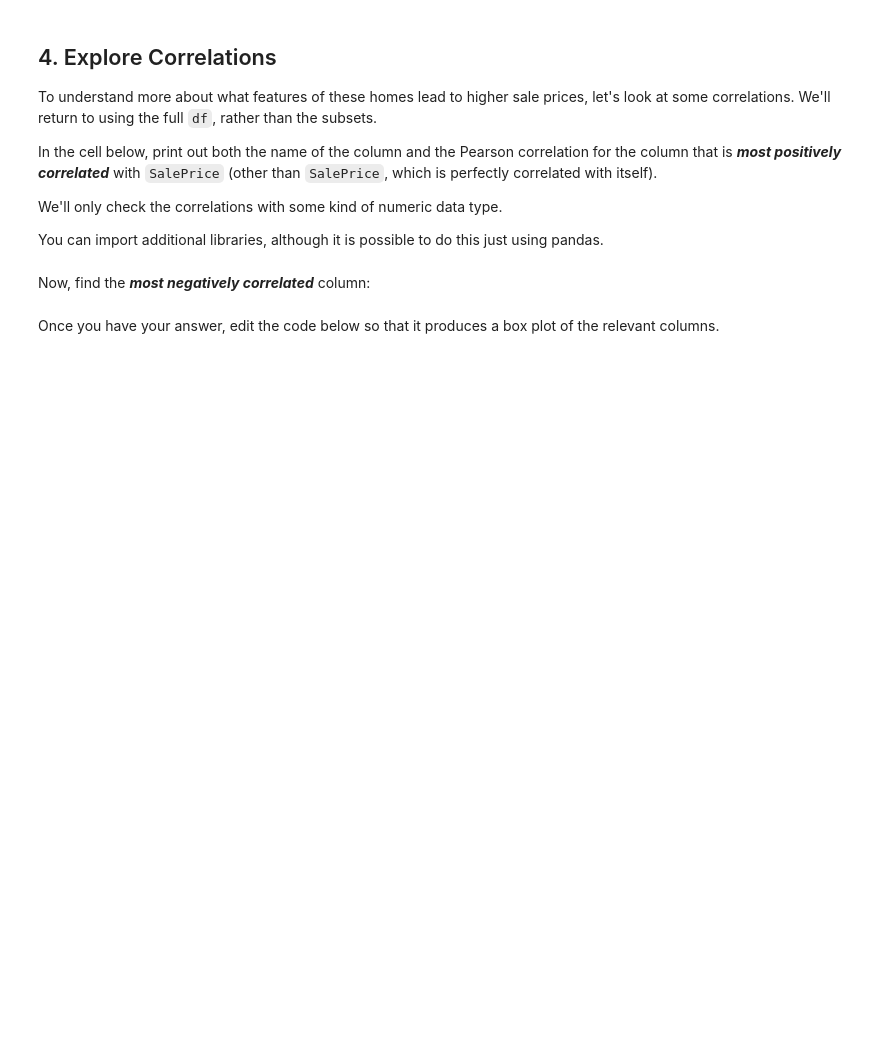
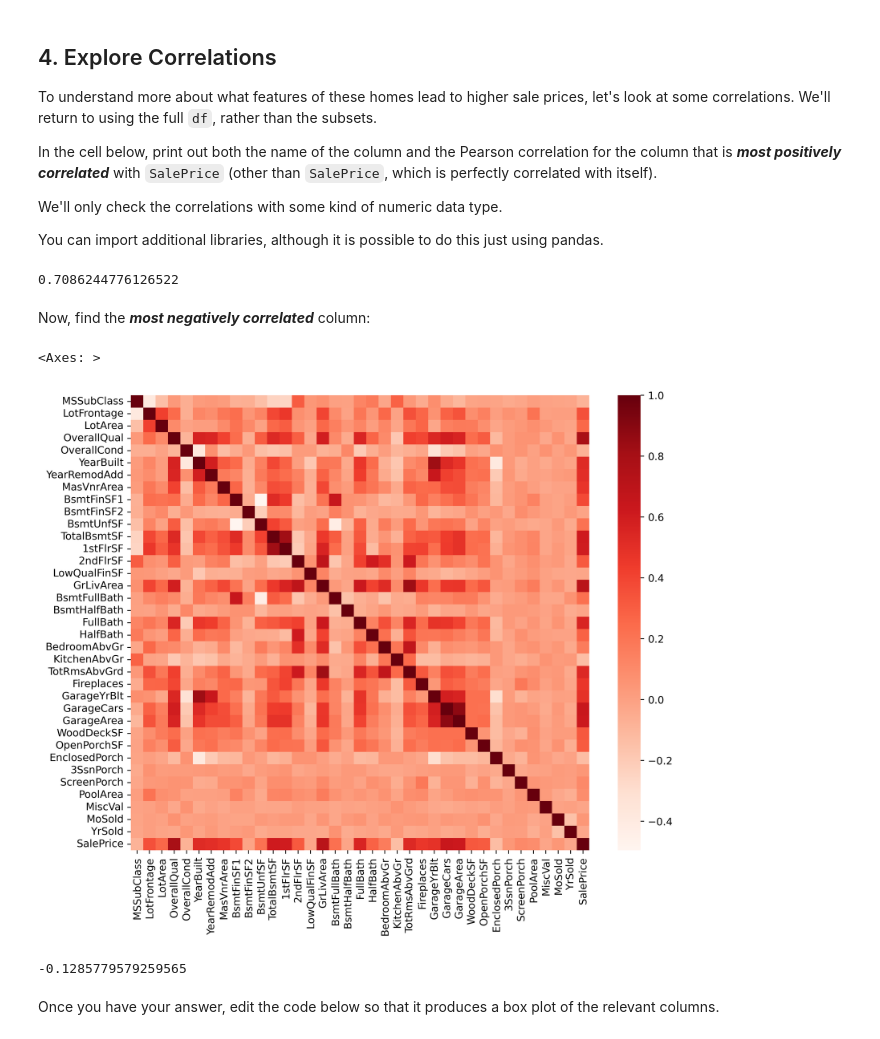
Before and after one commit to 26margaretwanjiru/dsc-pandas-eda-lab, a Jupyter notebook: index.ipynb, the cells around one changed output. Drawn from its saved outputs; the diff is of its cells as text; code cells hidden in the pictures; blank space fills up the shorter version.

```diff
--- a/index.ipynb
+++ b/index.ipynb
@@ -389,2 +433,25 @@ You can import additional libraries, although it is possible to do this just usi
+# %%
+# Your code here
+# Importing numpy for correlation
+# SalePrice is the most positively correlated to OverallQual at 0.79.
+
+import numpy as np
+
+correlation11 = np.corrcoef(df['TotRmsAbvGrd'], df['SalePrice'])
+correlation11[0][1]
+
+correlation22 = np.corrcoef(df['OverallCond'], df['SalePrice'])
+correlation22[0][1]
+
+correlation33 = np.corrcoef(df['LotArea'], df['SalePrice'])
+correlation33[0][1]
+
+correlation44 = np.corrcoef(df['OverallQual'], df['SalePrice'])
+correlation44[0][1]
+
+correlation55 = np.corrcoef(df['GrLivArea'], df['SalePrice'])
+correlation55[0][1]
+# %% [output]
+0.7086244776126522
 # %% [markdown]
 Now, find the ***most negatively correlated*** column:
@@ -393,3 +458,25 @@ Now, find the ***most negatively correlated*** column:
+# %%
+#Correlation Heat Map
+
+import seaborn as sb
+dfCorr = df.corr()
+#filteredDf = dfCorr[((dfCorr >= .8) | (dfCorr <= -.5))]
+plt.figure(figsize=(10,8), dpi =500)
+sb.heatmap(dfCorr, cmap="Reds", annot=False)
+# %% [output]
+<Axes: >
+[figure, added]
+# %%
+# Your code here
+# SalePrice is the most negatively correlated to KitchenAbvGr at -0.13
+
+correlation66 = np.corrcoef(df['KitchenAbvGr'], df['SalePrice'])
+correlation66[0][1]
+
+correlation77 = np.corrcoef(df['EnclosedPorch'], df['SalePrice'])
+correlation77[0][1]
+# %% [output]
+-0.1285779579259565
 # %% [markdown]
 Once you have your answer, edit the code below so that it produces a box plot of the relevant columns.
 # %%
```
Also changed, not shown: parts of 14 cells of this notebook.
